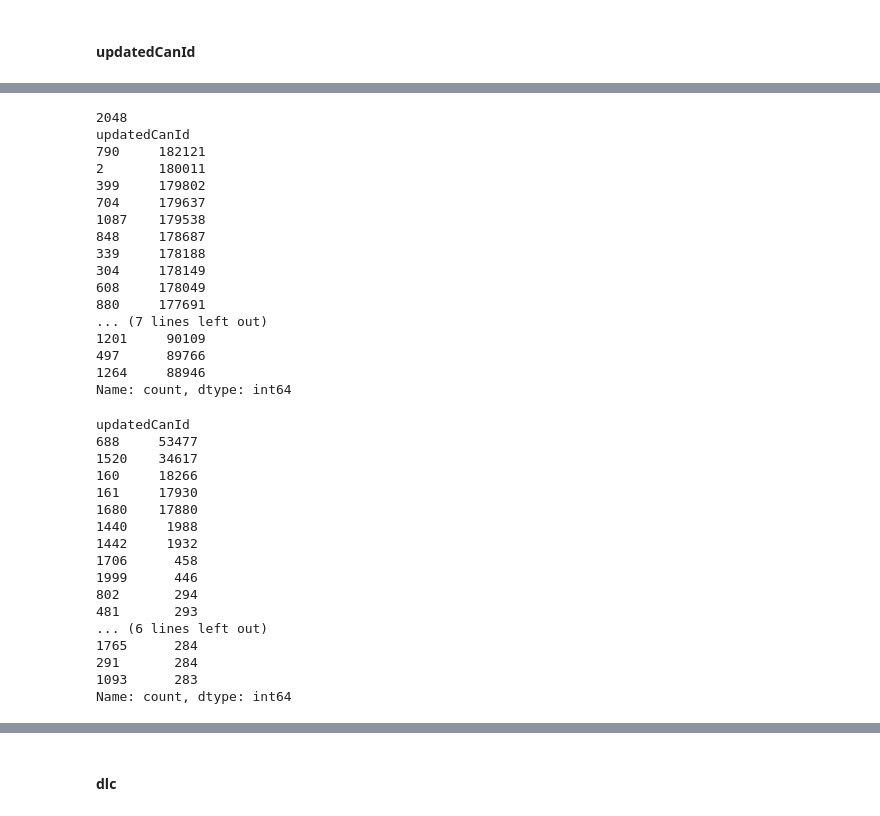
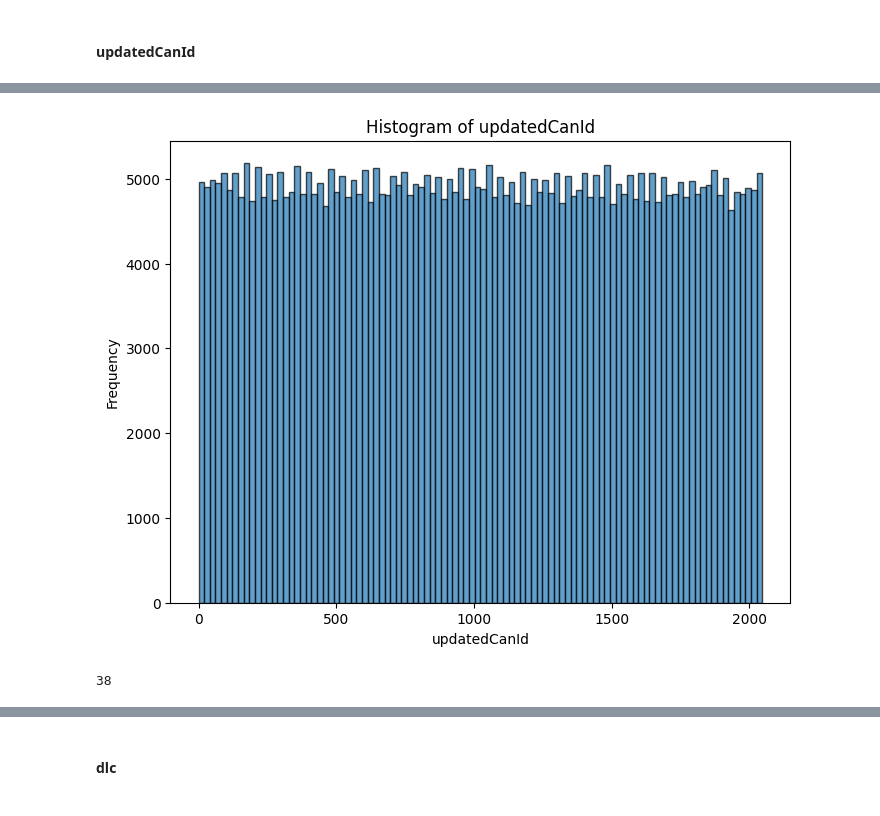
Before and after one commit to FatimeNazliAs/Intrusion-Detection-Systems-using-ML, a Jupyter notebook: notebooks/visualization.ipynb, the cells around one changed output, grey strips where cells are left out. Drawn from its saved outputs; the diff is of its cells as text; code cells hidden in the pictures.

```diff
--- a/notebooks/visualization.ipynb
+++ b/notebooks/visualization.ipynb
@@ -60,4 +105,14 @@ def plot_pie_chart(df, column_name):
     ax1.legend(wedges, key_list, title="Categories", loc="center left",
                bbox_to_anchor=(1, 0, 0.5, 1))
     plt.show()
+# %%
+def plot_hist(df, column_name,bin_number):
+    plt.figure(figsize=(8, 6))
+
+    plt.hist(df[column_name], bins=bin_number, edgecolor="black", alpha=0.7)
+
+    plt.xlabel(column_name)
+    plt.ylabel("Frequency")
+    plt.title(f"Histogram of {column_name}")
+    plt.show()
 # %% [markdown]
@@ -96,40 +158,0 @@ Passing `palette` without assigning `hue` is deprecated and will be removed in v
-# %%
-print(fuzzy_df_pd["updatedCanId"].value_counts()[:20])
-# %% [output]
-2048
-updatedCanId
-790     182121
-2       180011
-399     179802
-704     179637
-1087    179538
-848     178687
-339     178188
-304     178149
-608     178049
-880     177691
-... (7 lines left out)
-1201     90109
-497      89766
-1264     88946
-Name: count, dtype: int64
-# %%
-print(fuzzy_df_pd["updatedCanId"].value_counts()[20:40])
-# %% [output]
-updatedCanId
-688     53477
-1520    34617
-160     18266
-161     17930
-1680    17880
-1440     1988
-1442     1932
-1706      458
-1999      446
-802       294
-481       293
-... (6 lines left out)
-1765      284
-291       284
-1093      283
-Name: count, dtype: int64
@@ -135,0 +161,8 @@ Name: count, dtype: int64
+# %%
+plot_hist(fuzzy_df, "updatedCanId",100)
+# %% [output]
+[figure, added]
+# %%
+attack_free_df["updatedCanId"].nunique()
+# %% [output]
+38
```
Also changed, not shown: parts of 33 cells of this notebook, 2 other files.
